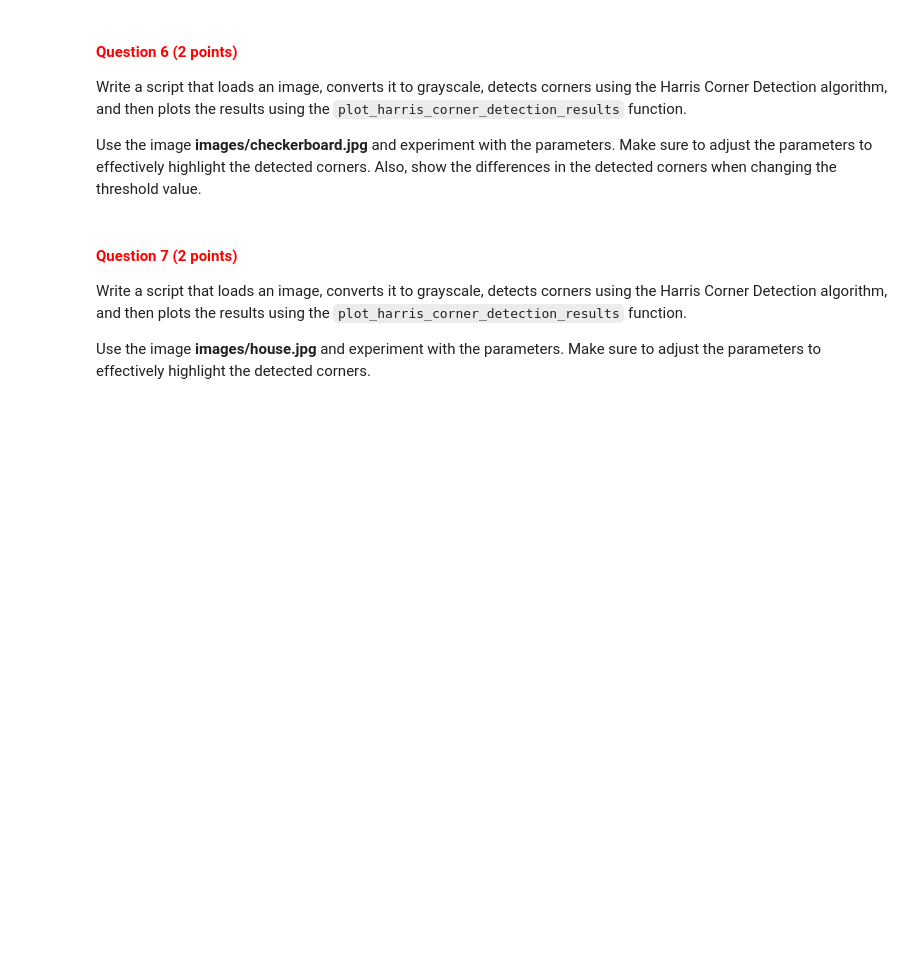
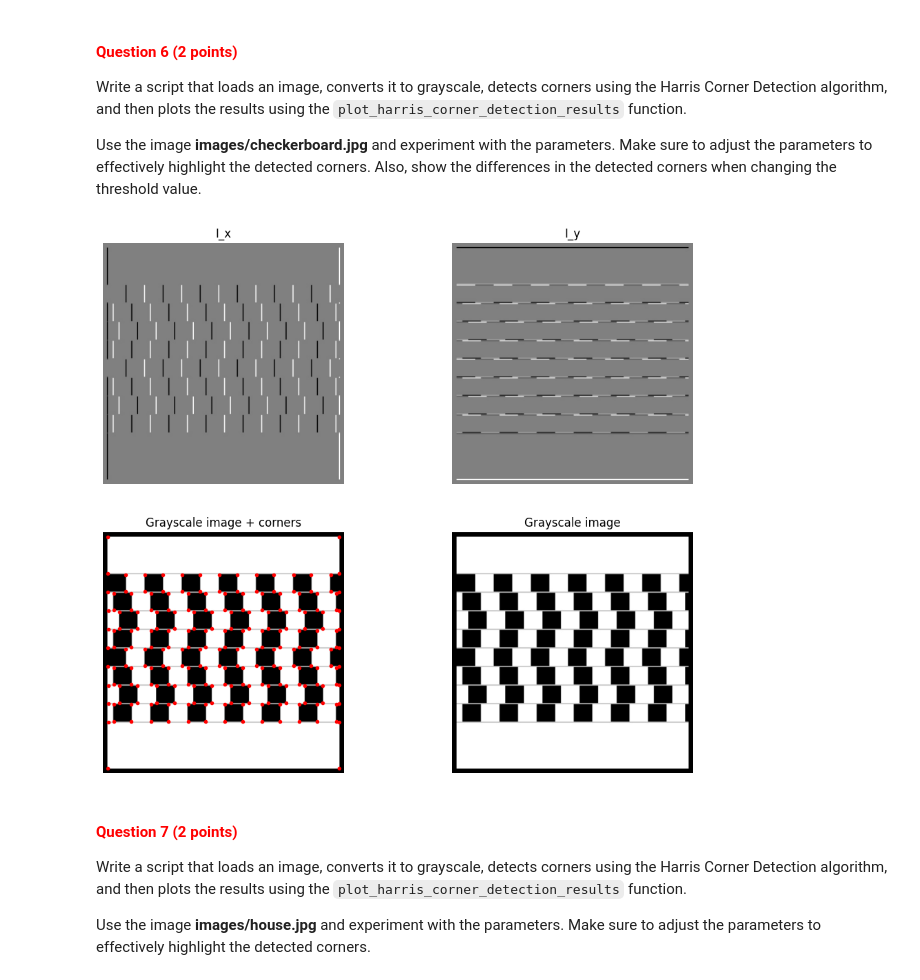
Before and after one commit to CV1Group28/cv1-lab-3, a Jupyter notebook: cv1-lab-3.ipynb, the cells around one changed output. Drawn from its saved outputs; the diff is of its cells as text; code cells hidden in the pictures; blank space fills up the shorter version.

```diff
--- a/cv1-lab-3.ipynb
+++ b/cv1-lab-3.ipynb
@@ -277,6 +289,10 @@ def compute_gradient_x(grayscale_image):
     """
 
     # YOUR CODE HERE
+    kernel = np.array([[-1., 0., 1.]])
+    gradient_x = convolve2d(grayscale_image, kernel, mode='same', boundary='symm')
+
+    assert gradient_x.shape == grayscale_image.shape
 
     return gradient_x
 # %% [markdown]
@@ -299,6 +315,10 @@ def compute_gradient_y(grayscale_image):
     """
 
     # YOUR CODE HERE
+    kernel = np.array([[-1., 0., 1.]])
+    gradient_y = convolve2d(grayscale_image, kernel.T, mode='same', boundary='symm')
+
+    assert gradient_y.shape == grayscale_image.shape
 
     return gradient_y
 # %% [markdown]
@@ -347,8 +387,28 @@ def plot_harris_corner_detection_results(normalized_image, rows, columns):
     Returns:
         None. Displays the plots.
     """
+    # YOUR CODE HERE
+    I_x = compute_gradient_x(normalized_image)
+    I_y = compute_gradient_y(normalized_image)
 
-    # YOUR CODE HERE
+    fig, ax = plt.subplots(2, 2, figsize=(12, 10))
+
+    ax[0, 0].imshow(I_x, cmap='gray')
+    ax[0, 0].set_title('I_x')
+    ax[0, 0].axis('off')
+
+    ax[0, 1].imshow(I_y, cmap='gray')
+    ax[0, 1].set_title('I_y')
+    ax[0, 1].axis('off')
+
+    ax[1, 0].scatter(columns, rows, c='red', marker='.')
+    ax[1, 0].imshow(normalized_image, cmap='gray')
+    ax[1, 0].set_title('Grayscale image + corners')
+    ax[1, 0].axis('off')
+
+    ax[1, 1].imshow(normalized_image, cmap='gray')
+    ax[1, 1].set_title('Grayscale image')
+    ax[1, 1].axis('off')
 # %% [markdown]
 <a id="question-6"></a>
 #### <font color='#FF0000'>Question 6 (2 points)</font>
@@ -361,3 +419,12 @@ Use the image **images/checkerboard.jpg** and experiment with the parameters. Ma
+# %%
+# YOUR CODE HERE
+
+image = convert_image_to_grayscale("images/checkerboard.jpg")
+harris_response, rows, columns = harris_corner_detector(image, 1, 1e-3)
+
+plot_harris_corner_detection_results(image, rows, columns)
+# %% [output]
+[figure, added]
 # %% [markdown]
 <a id="question-7"></a>
 #### <font color='#FF0000'>Question 7 (2 points)</font>
```
Also changed, not shown: parts of 19 cells of this notebook.
